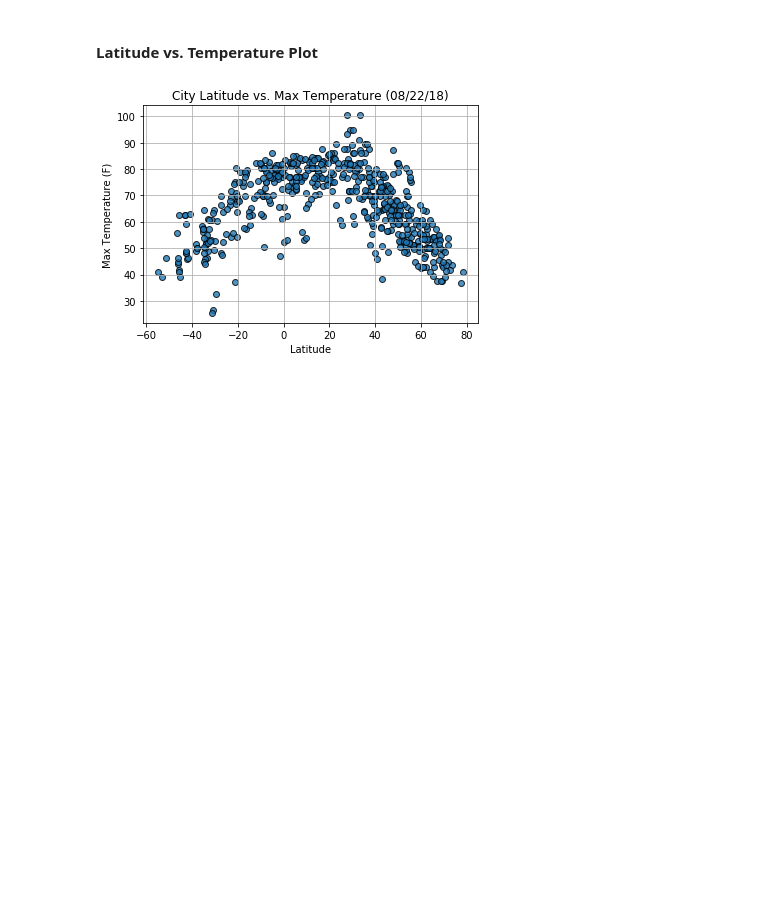
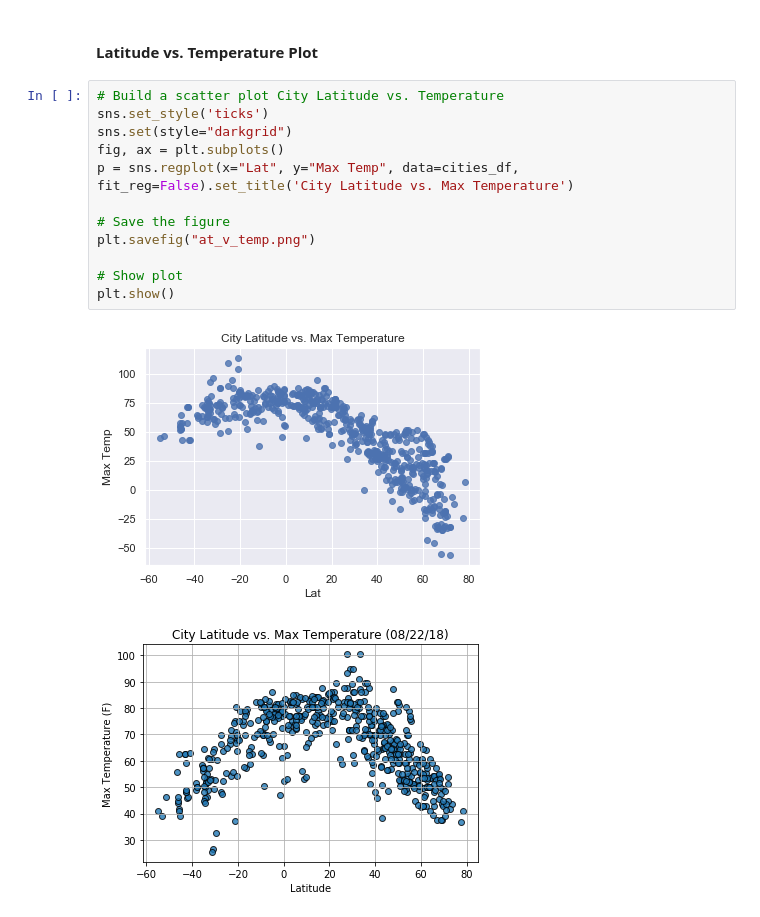
Before and after one commit to ipvirg/WeatherPy, a Jupyter notebook: WeatherPy.ipynb, the cells around one changed output. Saved outputs shown, nothing was run; the diff lists cells and outputs as text; blank space fills up the shorter version.

```diff
--- a/WeatherPy.ipynb
+++ b/WeatherPy.ipynb
@@ -168,6 +226,20 @@ dtype: int64
 * Save the plotted figures as .pngs.
 # %% [markdown]
 #### Latitude vs. Temperature Plot
+# %%
+# Build a scatter plot City Latitude vs. Temperature
+sns.set_style('ticks')
+sns.set(style="darkgrid")
+fig, ax = plt.subplots()
+p = sns.regplot(x="Lat", y="Max Temp", data=cities_df, fit_reg=False).set_title('City Latitude vs. Max Temperature')
+
+# Save the figure
+plt.savefig("at_v_temp.png")
+
+# Show plot
+plt.show()
+# %% [output]
+[figure, added]
 # %%
 # %% [output]
 [figure]
```
Also changed, not shown: parts of 10 cells of this notebook, 3 other files.
